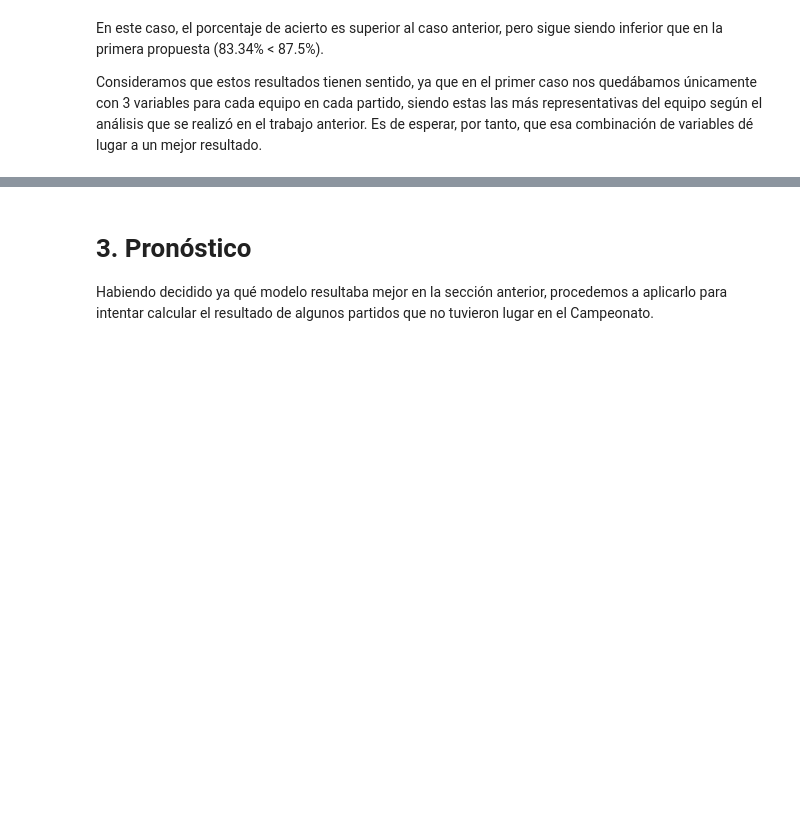
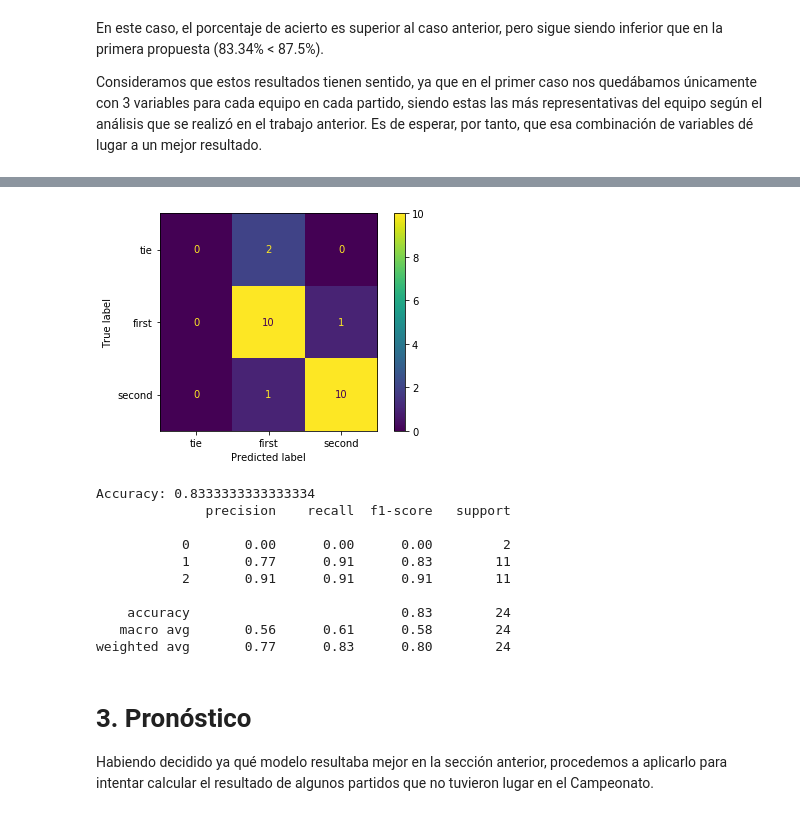
Before and after one commit to AlbertoVelascoMata/course.dsi, a Jupyter notebook: notebooks/Prediction.ipynb, the cells around one changed output, grey strips where cells are left out. Drawn from its saved outputs; the diff is of its cells as text; code cells hidden in the pictures; blank space fills up the shorter version.

```diff
--- a/notebooks/Prediction.ipynb
+++ b/notebooks/Prediction.ipynb
@@ -494,0 +632,4 @@ Consideramos que estos resultados tienen sentido, ya que en el primer caso nos q
+# %%
+from sklearn import svm
+clf = svm.SVC()
+clf.fit(X_train, Y_train)
@@ -494,0 +638,5 @@ Consideramos que estos resultados tienen sentido, ya que en el primer caso nos q
+# %%
+y_pred = clf.predict(X_test)
+test_df['svm'] = y_pred
+
+test_df[['teamA', 'teamB', 'result', 'svm']]
@@ -495,3 +661,33 @@ Consideramos que estos resultados tienen sentido, ya que en el primer caso nos q
+# %%
+from sklearn.metrics import plot_confusion_matrix
+from sklearn.metrics import confusion_matrix
+
+plot_confusion_matrix(
+    clf, X_test, Y_test,
+    labels=[0, 1, 2],
+    display_labels=['tie', 'first', 'second'],
+    #normalize='true'
+)
+plt.show()
+
+conf_matrix = confusion_matrix(Y_test, y_pred, labels=[0, 1, 2])
+accuracy = np.diag(conf_matrix).sum() / conf_matrix.sum()
+print('Accuracy:', accuracy)
+
+from sklearn.metrics import classification_report
+print(str(classification_report(y_true=Y_test, y_pred=y_pred)))
+# %% [output]
+[figure, added]
+Accuracy: 0.8333333333333334
+              precision    recall  f1-score   support
+
+           0       0.00      0.00      0.00         2
+           1       0.77      0.91      0.83        11
+           2       0.91      0.91      0.91        11
+
+    accuracy                           0.83        24
+   macro avg       0.56      0.61      0.58        24
+weighted avg       0.77      0.83      0.80        24
 # %% [markdown]
 # 3. Pronóstico
 
```
Also changed, not shown: parts of 13 cells of this notebook, 3 other files.
